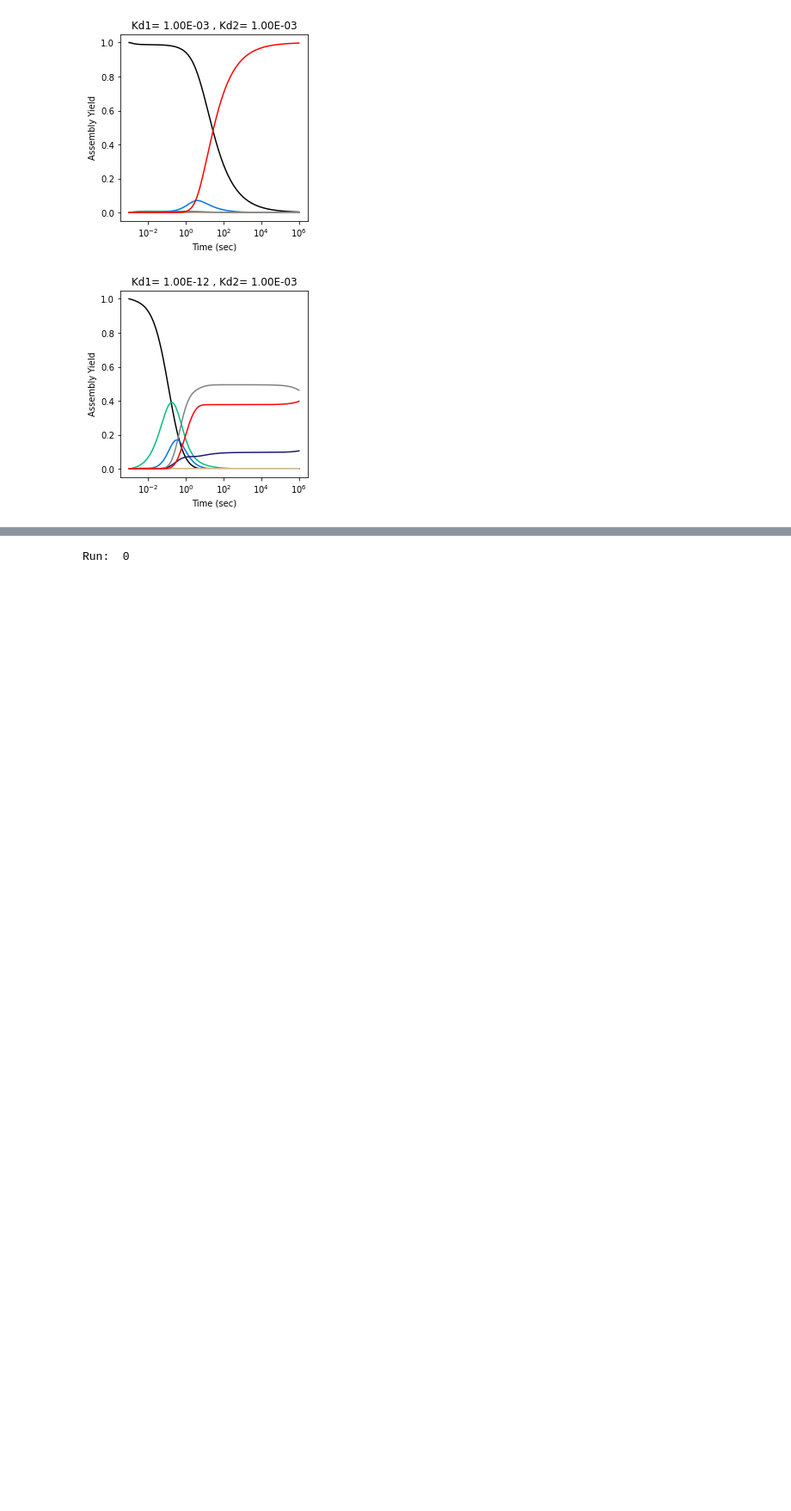
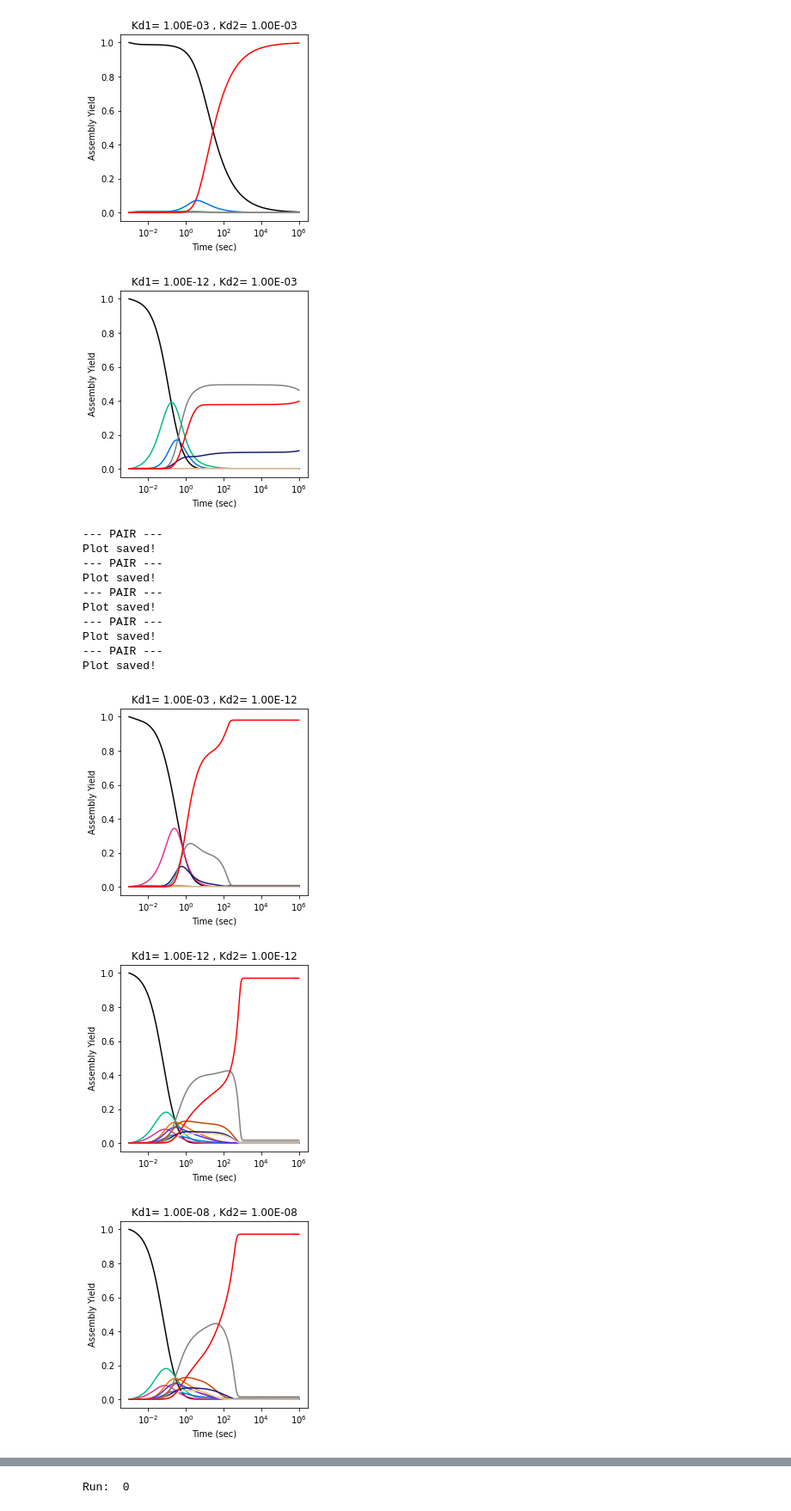
Before and after one commit to llagunes-324B21/Persephone_SR, a Jupyter notebook: 2023/June_2023/LL_SR_supp_03_2023.ipynb, the cells around one changed output, grey strips where cells are left out. Shown at 86% size. Drawn from its saved outputs; the diff is of its cells as text; code cells hidden in the pictures; blank space fills up the shorter version.

Commit message:
plot in vivo tcs

```diff
--- a/2023/June_2023/LL_SR_supp_03_2023.ipynb
+++ b/2023/June_2023/LL_SR_supp_03_2023.ipynb
@@ -358,3 +393,66 @@ Plot saved!
 [figure]
 [figure]
 [figure]
+# %%
+# -----------------------------------------------------------------------
+# --- Assembly Yield time courses WITH synth/deg for each main curve ---
+# -----------------------------------------------------------------------
+
+
+# --- PARAMETERS ---
+# List of fixed parameters
+kOn = 10**6
+IC_1 = 4*10**-6;
+δ = 2.8*10**-4 # degradation rate parameter
+Q = δ*IC_1 # synthesis rate parameter
+tEnd = 6 # 24hrs
+# List of parameters that will be explored
+tPts = 20000;
+ICFormat = format(IC_1,'.2E');
+# lists of kd1 and kd2
+allKdPairs =[[10**-3, 10**-12], [10**-12, 10**-12], [10**-8, 10**-8], [10**-3, 10**-3], [10**-12, 10**-3]]
+#allKdPairs =[[10**-3, 10**-12], [10**-12, 10**-12]]
+colorCorr = ["red", "green","yellow","blue","purple"]
+speciesColors = ["black","#00bf7d", "#e6308a","#0073e6","#f57600","#5928ed","#c44601","#8B8878","#191970","#F5DEB3","gray","red"]
+# --- time course for each main curve ---
+for kdPairInd in range(0,len(allKdPairs)):
+    kdPair = allKdPairs[kdPairInd]; print("--- PAIR --- ")
+    # --- ode sln ---
+    t = 10**np.linspace(-3,tEnd,tPts); tVec =t
+    kd1 = kdPair[0]; kd2 = kdPair[1];kd1_format = format(kd1,'.2E');kd2_format = format(kd2,'.2E')
+    # Now, integrate the ODEs and put the results in \"solution\"
+    states_0 = [IC_1,0.0, 0.0,0.0, 0.0,0.0, 0.0,0.0, 0.0,0.0, 0.0,0.0]
+    solution_1 = odeint(stackedTrimer,states_0,t,rtol = 1e-12, atol = 1e-12)
+    #print(len(solution_1[:,0]))
+    # --- calc AY for each species! ---
+    totAYs = calcAY24hrs_indSpecies_inVivo(IC_1,solution_1) # AY matrix for each species
+
+    # --- plot AY for each species ---
+    fig = plt.figure()
+    ax = fig.add_subplot(111)
+    for specI in range(0,12):
+        plt.semilogx(tVec,totAYs[specI],'-', color=speciesColors[specI],linewidth=1.5)
+        # --- plot specs ---
+        plt.title('Kd1= '+ kd1_format + ' , Kd2= '+ kd2_format)
+        plt.xlabel('Time (sec)')
+        plt.ylabel('Assembly Yield')
+
+    # --- save final plot ---
+    ax.set_aspect(1./ax.get_data_ratio())
+    plt.savefig('SR_Aytc_SynthDeg_'+colorCorr[kdPairInd]+'_'+today+'.eps')
+    #plt.show()
+    print("Plot saved!")
+# %% [output]
+--- PAIR ---
+Plot saved!
+--- PAIR ---
+Plot saved!
+--- PAIR ---
+Plot saved!
+--- PAIR ---
+Plot saved!
+--- PAIR ---
+Plot saved!
+[figure, added]
+[figure, added]
+[figure, added]
```
Also changed, not shown: parts of 3 cells of this notebook.
